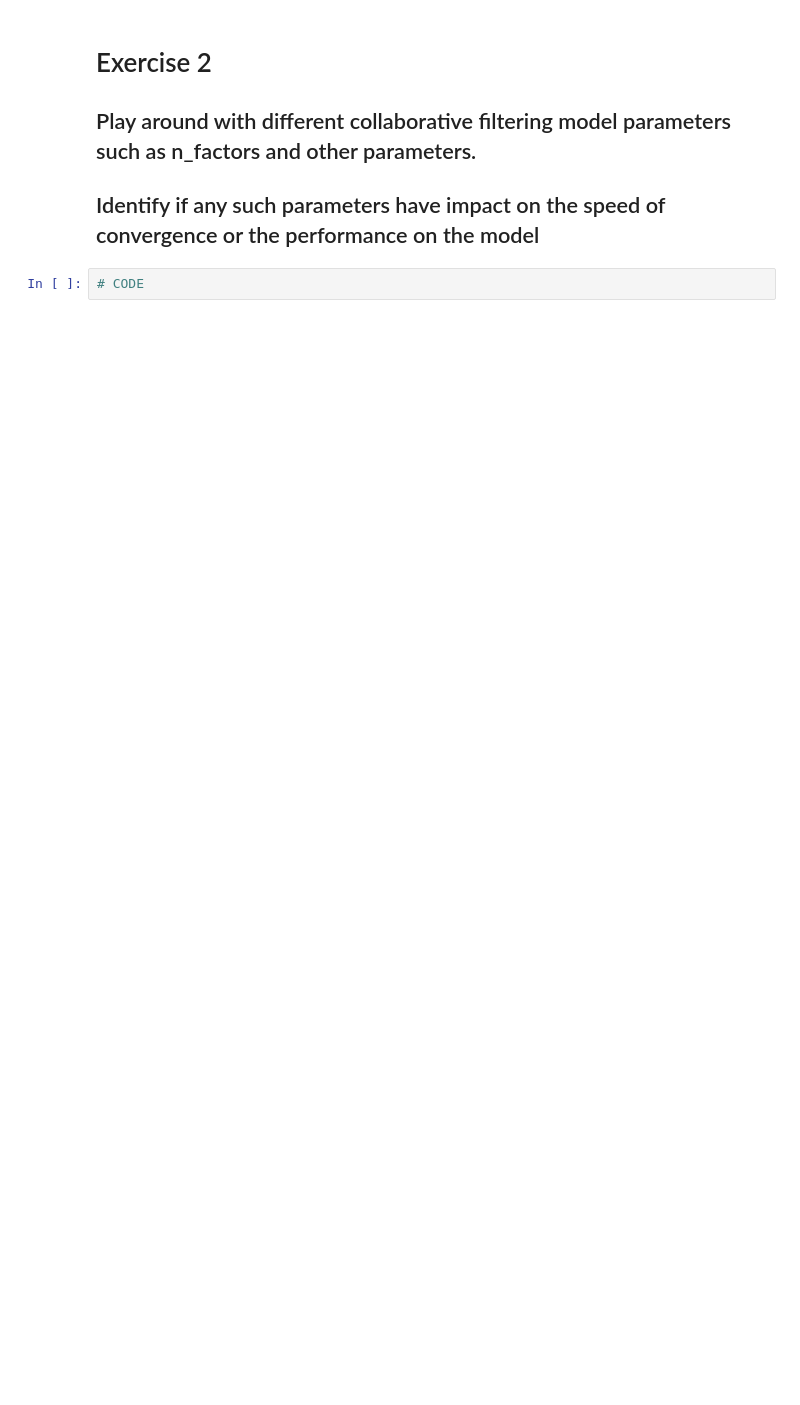
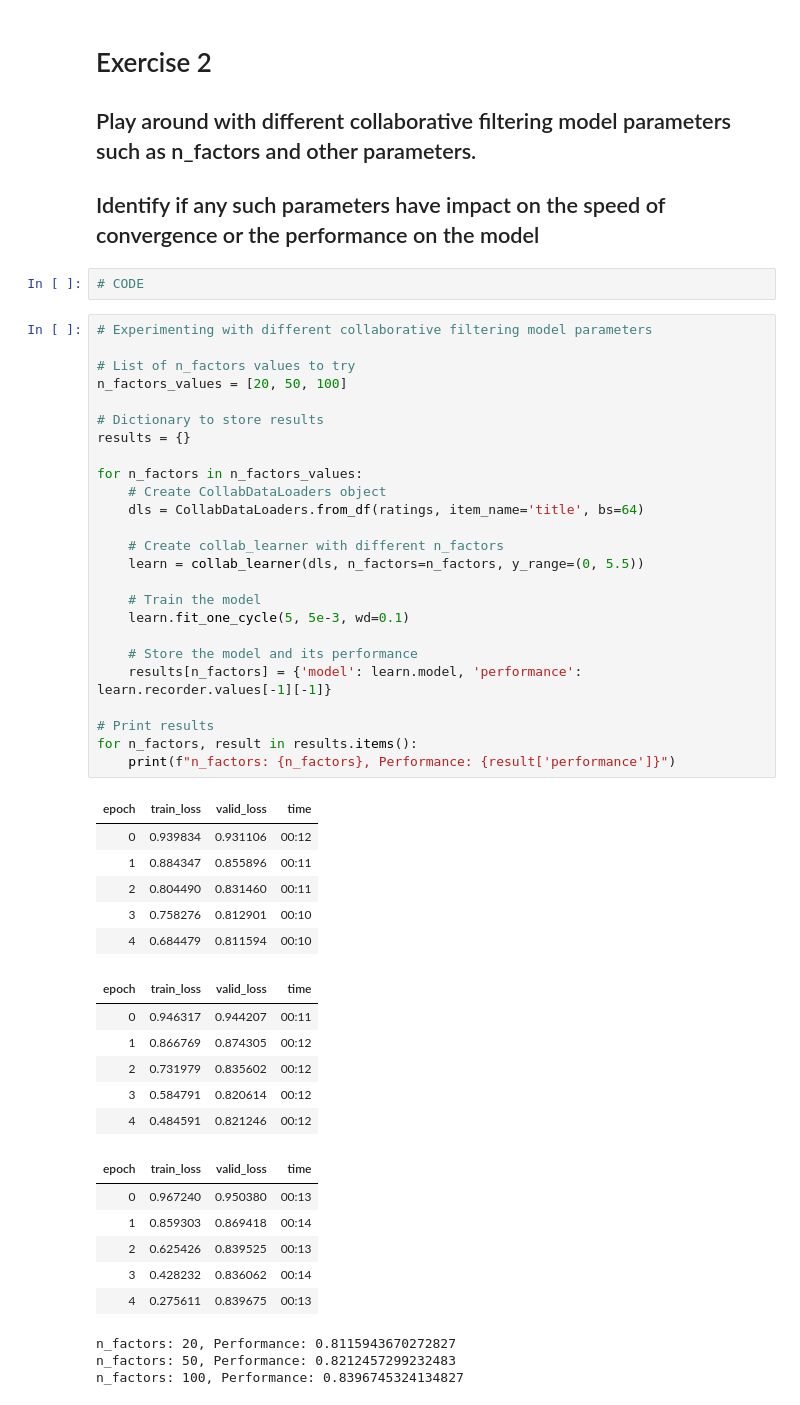
Before and after one commit to JyothikaKancharla/FMML-Module-5-Project, a Jupyter notebook: Module_7_Project.ipynb, the cells around one changed output. Cells and saved outputs as stored; diff of their text form; blank space fills up the shorter version.

```diff
--- a/Module_7_Project.ipynb
+++ b/Module_7_Project.ipynb
@@ -791,3 +824,50 @@ plt.show()
 ## Identify if any such parameters have impact on the speed of convergence or the performance on the model
 # %%
 # CODE
+# %%
+# Experimenting with different collaborative filtering model parameters
+
+# List of n_factors values to try
+n_factors_values = [20, 50, 100]
+
+# Dictionary to store results
+results = {}
+
+for n_factors in n_factors_values:
+    # Create CollabDataLoaders object
+    dls = CollabDataLoaders.from_df(ratings, item_name='title', bs=64)
+
+    # Create collab_learner with different n_factors
+    learn = collab_learner(dls, n_factors=n_factors, y_range=(0, 5.5))
+
+    # Train the model
+    learn.fit_one_cycle(5, 5e-3, wd=0.1)
+
+    # Store the model and its performance
+    results[n_factors] = {'model': learn.model, 'performance': learn.recorder.values[-1][-1]}
+
+# Print results
+for n_factors, result in results.items():
+    print(f"n_factors: {n_factors}, Performance: {result['performance']}")
+# %% [output]
+| epoch | train_loss | valid_loss | time |
+| 0 | 0.939834 | 0.931106 | 00:12 |
+| 1 | 0.884347 | 0.855896 | 00:11 |
+| 2 | 0.804490 | 0.831460 | 00:11 |
+| 3 | 0.758276 | 0.812901 | 00:10 |
+| 4 | 0.684479 | 0.811594 | 00:10 |
+| epoch | train_loss | valid_loss | time |
+| 0 | 0.946317 | 0.944207 | 00:11 |
+| 1 | 0.866769 | 0.874305 | 00:12 |
+| 2 | 0.731979 | 0.835602 | 00:12 |
+| 3 | 0.584791 | 0.820614 | 00:12 |
+| 4 | 0.484591 | 0.821246 | 00:12 |
+| epoch | train_loss | valid_loss | time |
+| 0 | 0.967240 | 0.950380 | 00:13 |
+| 1 | 0.859303 | 0.869418 | 00:14 |
+| 2 | 0.625426 | 0.839525 | 00:13 |
+| 3 | 0.428232 | 0.836062 | 00:14 |
+| 4 | 0.275611 | 0.839675 | 00:13 |
+n_factors: 20, Performance: 0.8115943670272827
+n_factors: 50, Performance: 0.8212457299232483
+n_factors: 100, Performance: 0.8396745324134827
```
Also changed, not shown: parts of 21 cells of this notebook.
